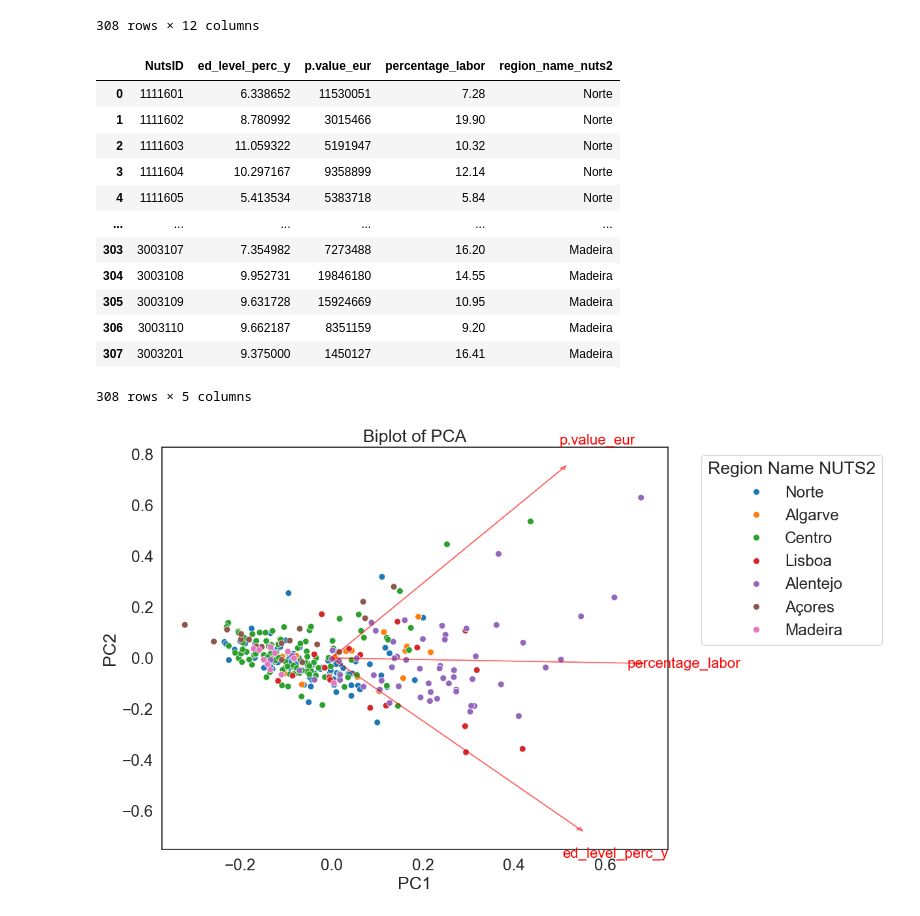
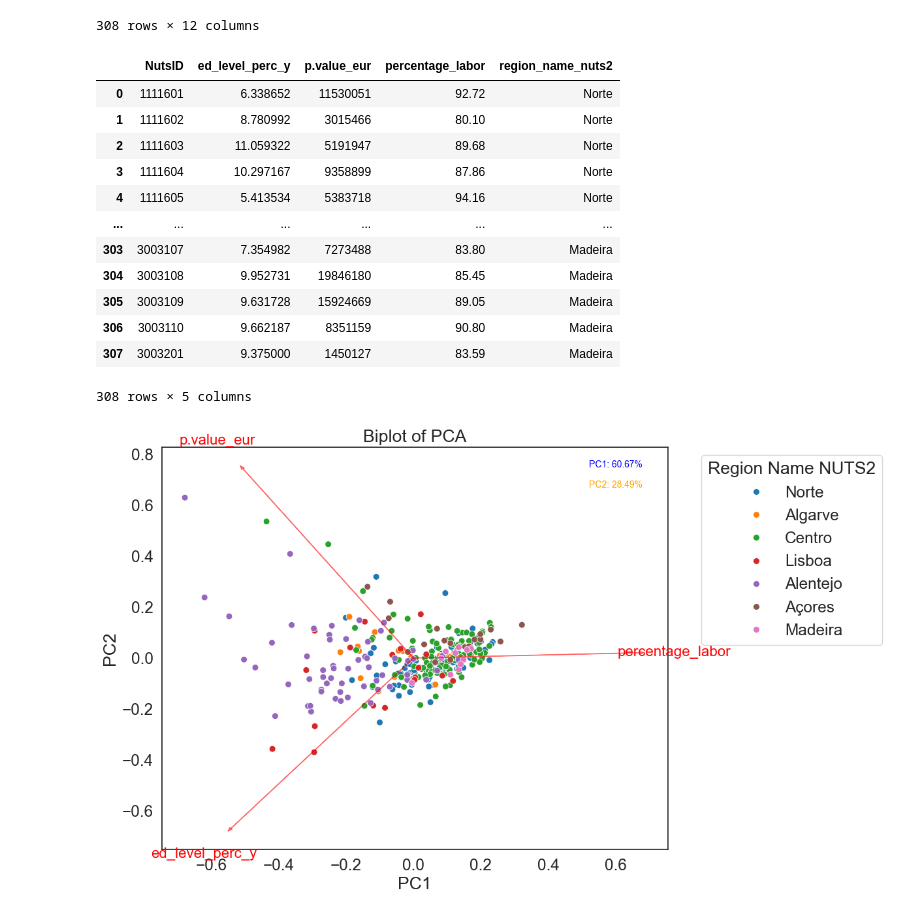
Before and after one commit to domwelsh/avcad_final, a Jupyter notebook: Codes/PCA_labour_prod_edu.ipynb, the cells around one changed output. Drawn from its saved outputs; the diff is of its cells as text; code cells hidden in the pictures.

```diff
--- a/Codes/PCA_labour_prod_edu.ipynb
+++ b/Codes/PCA_labour_prod_edu.ipynb
@@ -211,7 +234,7 @@ prod4_df.head(10)
 # Labour only with: Superior-Non-family labour force  0.
 # p.value_eur-Family labour force  0.247524
 
-labour_NUTS4_df =labour_NUTS4_df[labour_NUTS4_df['ltn.type_labour'] == 'Non-family labour force']
+labour_NUTS4_df =labour_NUTS4_df[labour_NUTS4_df['ltn.type_labour'] == 'Family labour force']
 education_NUTS4_df_no_totals = education_NUTS4_df_no_totals[education_NUTS4_df_no_totals['el.education_level'] == 'Superior']
 
 df_merged = education_NUTS4_df_no_totals.merge(education_NUTS4_df_no_totals[['NutsID', 'ed_level_perc']], on='NutsID')
@@ -241,17 +264,17 @@ df_merged_selection = df_merged[['NutsID', 'ed_level_perc_y', 'p.value_eur', 'pe
 df_merged_selection
 # %% [output]
 |  | NutsID | ed_level_perc_y | p.value_eur | percentage_labor | region_name_nuts2 |
-| 0 | 1111601 | 6.338652 | 11530051 | 7.28 | Norte |
-| 1 | 1111602 | 8.780992 | 3015466 | 19.90 | Norte |
-| 2 | 1111603 | 11.059322 | 5191947 | 10.32 | Norte |
-| 3 | 1111604 | 10.297167 | 9358899 | 12.14 | Norte |
-| 4 | 1111605 | 5.413534 | 5383718 | 5.84 | Norte |
+| 0 | 1111601 | 6.338652 | 11530051 | 92.72 | Norte |
+| 1 | 1111602 | 8.780992 | 3015466 | 80.10 | Norte |
+| 2 | 1111603 | 11.059322 | 5191947 | 89.68 | Norte |
+| 3 | 1111604 | 10.297167 | 9358899 | 87.86 | Norte |
+| 4 | 1111605 | 5.413534 | 5383718 | 94.16 | Norte |
 | ... | ... | ... | ... | ... | ... |
-| 303 | 3003107 | 7.354982 | 7273488 | 16.20 | Madeira |
-| 304 | 3003108 | 9.952731 | 19846180 | 14.55 | Madeira |
-| 305 | 3003109 | 9.631728 | 15924669 | 10.95 | Madeira |
-| 306 | 3003110 | 9.662187 | 8351159 | 9.20 | Madeira |
-| 307 | 3003201 | 9.375000 | 1450127 | 16.41 | Madeira |
+| 303 | 3003107 | 7.354982 | 7273488 | 83.80 | Madeira |
+| 304 | 3003108 | 9.952731 | 19846180 | 85.45 | Madeira |
+| 305 | 3003109 | 9.631728 | 15924669 | 89.05 | Madeira |
+| 306 | 3003110 | 9.662187 | 8351159 | 90.80 | Madeira |
+| 307 | 3003201 | 9.375000 | 1450127 | 83.59 | Madeira |
 308 rows × 5 columns
 # %%
 import pandas as pd
@@ -289,32 +312,48 @@ df_scaled = StandardScaler().fit_transform(numerical_data)
 pca = PCA(n_components=2)
 PC = pca.fit_transform(df_scaled)
 # %%
+import pandas as pd
+import matplotlib.pyplot as plt
+import seaborn as sns
+from sklearn.decomposition import PCA
+from sklearn.preprocessing import StandardScaler
 
-# Define the biplot function
+# Supongamos que tienes tus datos de PCA ya calculados y almacenados en PC y pca
+
+# Define the biplot function with percentage contributions
 def biplot(score, coef, hue, labels=None):
     xs = score[:, 0]
     ys = score[:, 1]
     n = coef.shape[0]
     scalex = 1.0 / (xs.max() - xs.min())
     scaley = 1.0 / (ys.max() - ys.min())
     scatter = sns.scatterplot(x=xs * scalex, y=ys * scaley, hue=hue, s=50, palette='tab10')
+
+    # Calculate the percentage contribution of each PC
+    explained_variance_ratio = pca.explained_variance_ratio_
+    pc1_contrib = explained_variance_ratio[0] * 100
+    pc2_contrib = explained_variance_ratio[1] * 100
+
+    # Add annotations for PC contributions
+    plt.text(0.95, 0.95, f'PC1: {pc1_contrib:.2f}%', transform=plt.gca().transAxes, fontsize=10, ha='right', color='blue')
+    plt.text(0.95, 0.90, f'PC2: {pc2_contrib:.2f}%', transform=plt.gca().transAxes, fontsize=10, ha='right', color='orange')
 
     for i in range(n):
         plt.arrow(0, 0, coef[i, 0], coef[i, 1], color='red', alpha=0.5, head_width=0.01)
         plt.text(coef[i, 0] * 1.15, coef[i, 1] * 1.15, labels[i], color='red', ha='center', va='center', fontsize='small')
 
     plt.xlabel("PC1")
     plt.ylabel("PC2")
     plt.title('Biplot of PCA')
     plt.grid(False)
     plt.legend(title='Region Name NUTS2', bbox_to_anchor=(1.05, 1), loc='upper left')
 
 # Display the biplot
 plt.figure(figsize=(10, 8))
 biplot(PC, np.transpose(pca.components_), categorical_data['region_name_nuts2'], list(numerical_data.columns))
 plt.show()
 # %% [output]
-[figure, old version]
+[figure, new version]
 # %%
 # Create the pair plot with regression and correlation dots
 sns.set(style='white', font_scale=1.6)
```
Also changed, not shown: parts of 8 cells of this notebook.
